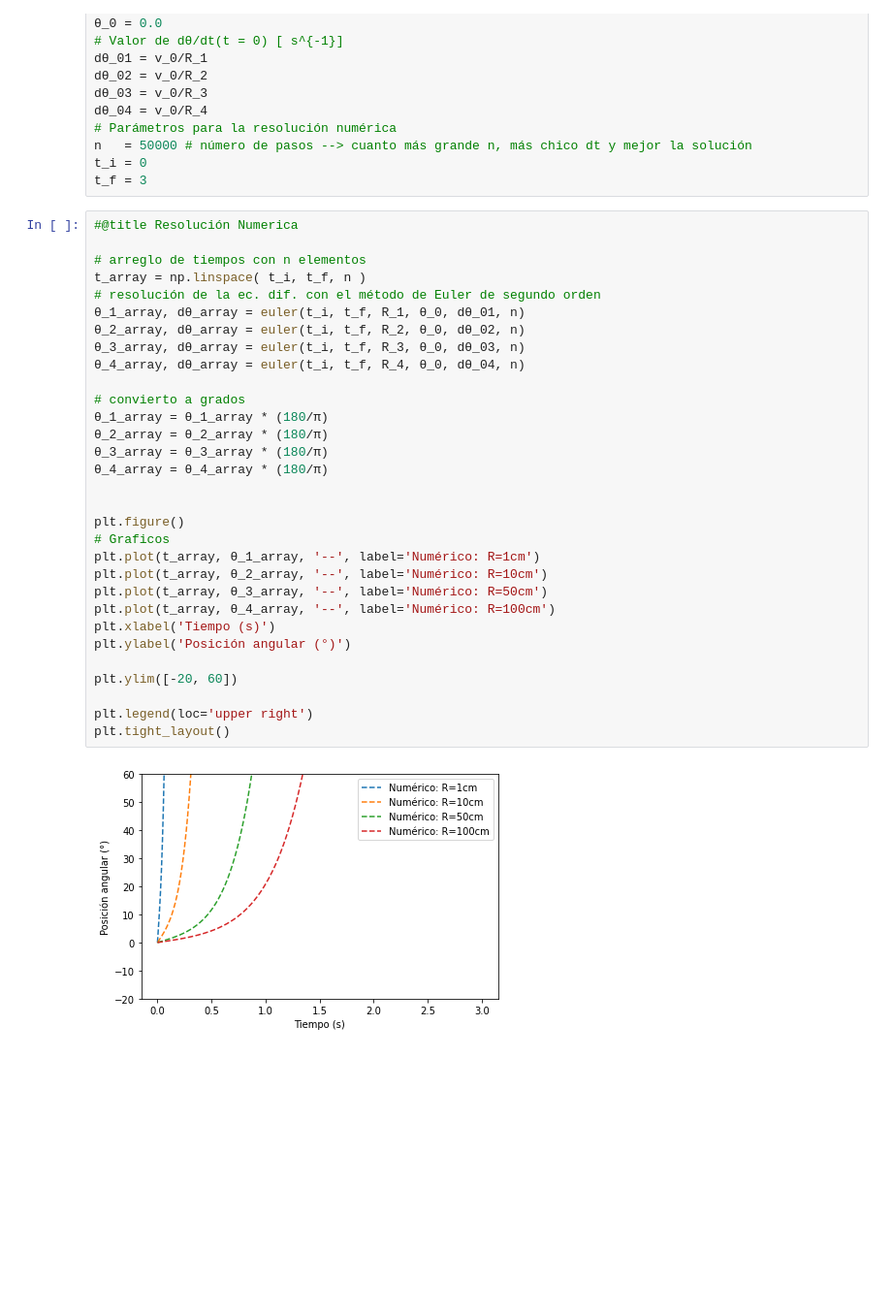
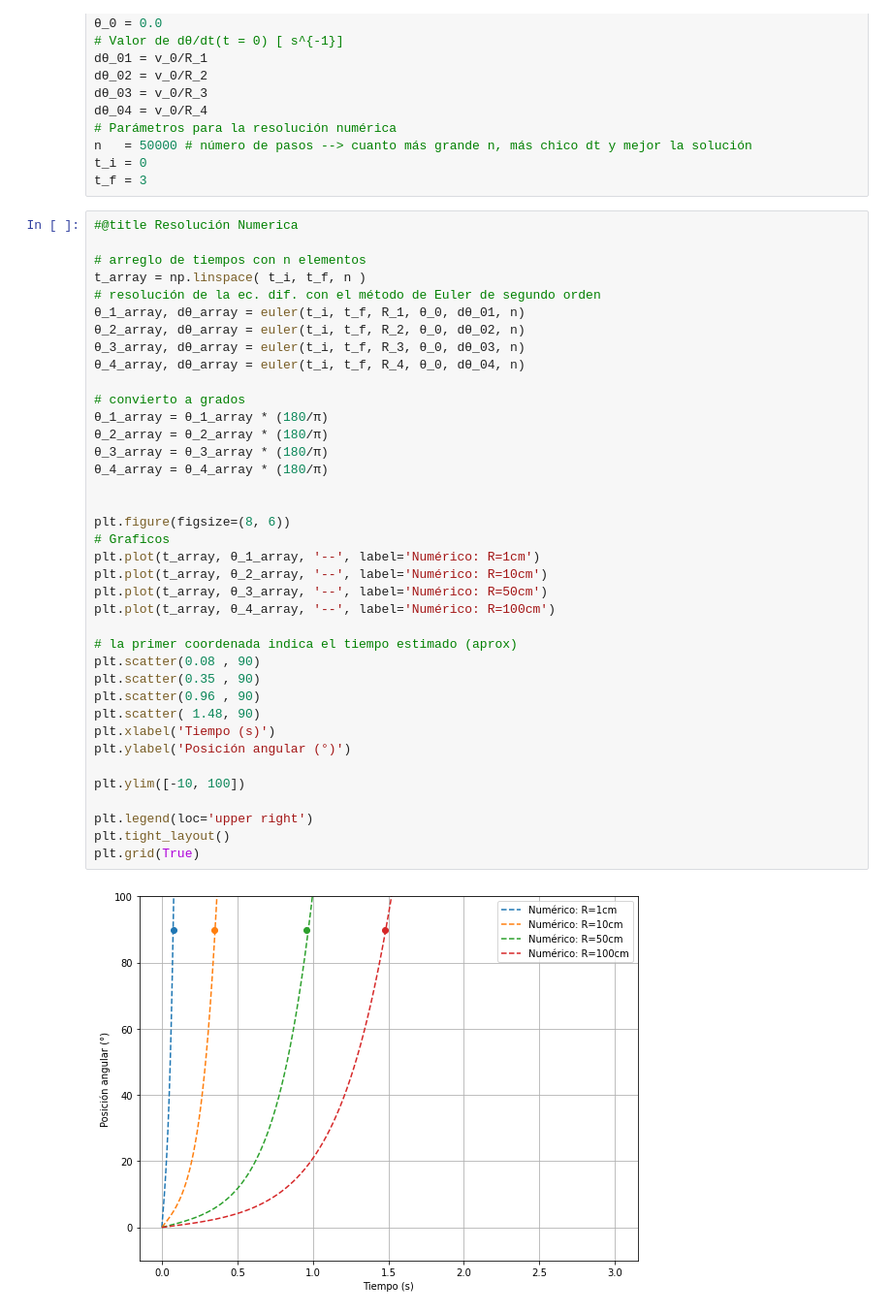
Before and after one commit to remusezequiel/Fis_Colab, a Jupyter notebook: F1_2_9.ipynb, the cells around one changed output. Shown at 97% size. Drawn from its saved outputs; the diff is of its cells as text; blank space fills up the shorter version.

```diff
--- a/F1_2_9.ipynb
+++ b/F1_2_9.ipynb
@@ -175,33 +175,40 @@ t_f = 3
 # %%
 #@title Resolución Numerica
 
 # arreglo de tiempos con n elementos
 t_array = np.linspace( t_i, t_f, n )
 # resolución de la ec. dif. con el método de Euler de segundo orden
 θ_1_array, dθ_array = euler(t_i, t_f, R_1, θ_0, dθ_01, n)
 θ_2_array, dθ_array = euler(t_i, t_f, R_2, θ_0, dθ_02, n)
 θ_3_array, dθ_array = euler(t_i, t_f, R_3, θ_0, dθ_03, n)
 θ_4_array, dθ_array = euler(t_i, t_f, R_4, θ_0, dθ_04, n)
 
 # convierto a grados
 θ_1_array = θ_1_array * (180/π)
 θ_2_array = θ_2_array * (180/π)
 θ_3_array = θ_3_array * (180/π)
 θ_4_array = θ_4_array * (180/π)
 
 
-plt.figure()
+plt.figure(figsize=(8, 6))
 # Graficos
 plt.plot(t_array, θ_1_array, '--', label='Numérico: R=1cm')
 plt.plot(t_array, θ_2_array, '--', label='Numérico: R=10cm')
 plt.plot(t_array, θ_3_array, '--', label='Numérico: R=50cm')
 plt.plot(t_array, θ_4_array, '--', label='Numérico: R=100cm')
+
+# la primer coordenada indica el tiempo estimado (aprox)
+plt.scatter(0.08 , 90)
+plt.scatter(0.35 , 90)
+plt.scatter(0.96 , 90)
+plt.scatter( 1.48, 90)
 plt.xlabel('Tiempo (s)')
 plt.ylabel('Posición angular (°)')
 
-plt.ylim([-20, 60])
+plt.ylim([-10, 100])
 
 plt.legend(loc='upper right')
 plt.tight_layout()
+plt.grid(True)
 # %% [output]
-[figure, old version]
+[figure, new version]
```
Also changed, not shown: parts of 2 cells of this notebook.
